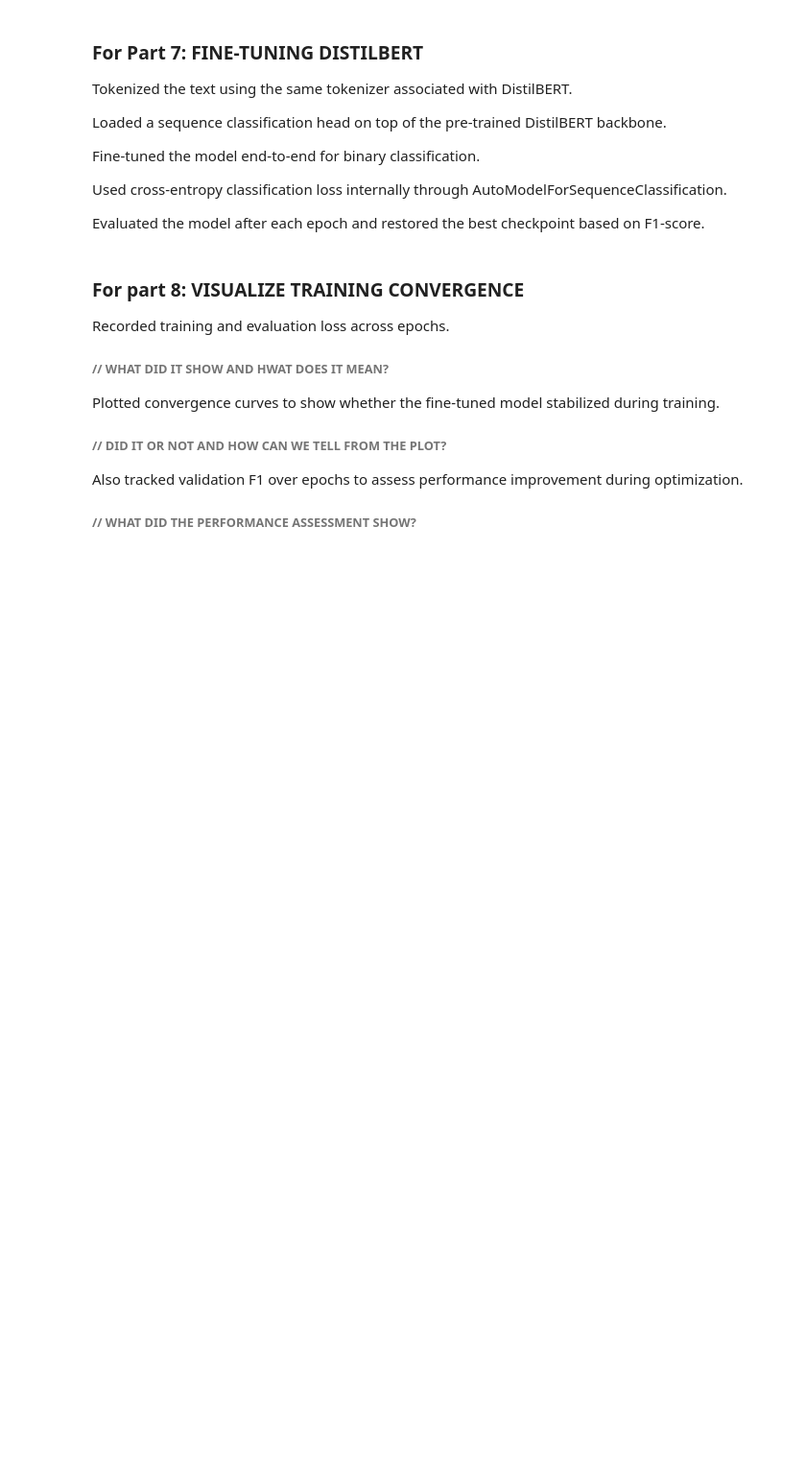
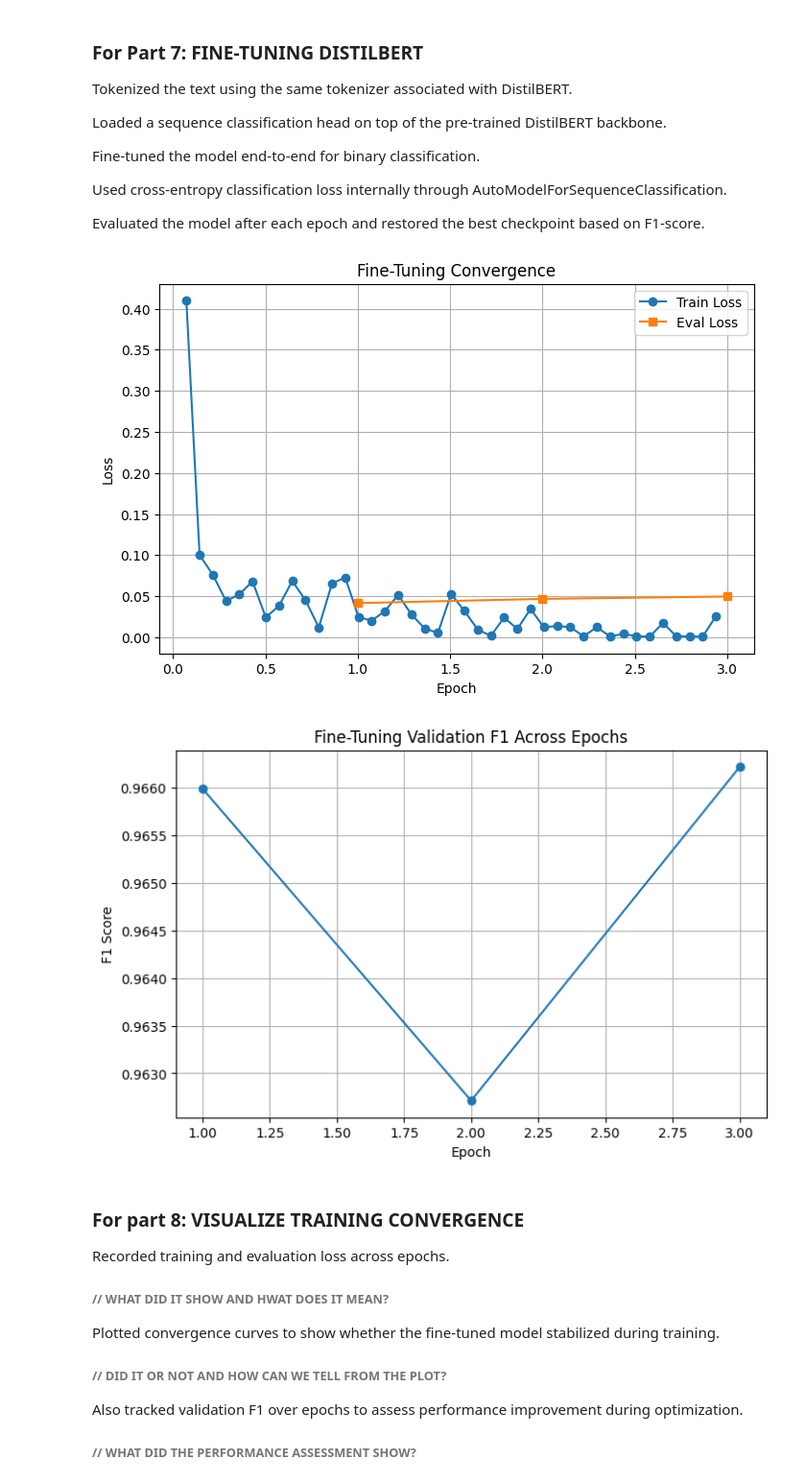
Before and after one commit to Gink3/CS7325-Labs, a Jupyter notebook: Lab 2/Lab 2.ipynb, the cells around one changed output. Shown at 96% size. Saved outputs shown, nothing was run; the diff lists cells and outputs as text; code cells hidden in the pictures; blank space fills up the shorter version.

```diff
--- a/Lab 2/Lab 2.ipynb
+++ b/Lab 2/Lab 2.ipynb
@@ -554,9 +746,9 @@ Used cross-entropy classification loss internally through AutoModelForSequenceCl
 
 Evaluated the model after each epoch and restored the best checkpoint based on F1-score.
 # %%
-// =========================
-// [8] VISUALIZE TRAINING CONVERGENCE
-// =========================
+# =========================
+# [8] VISUALIZE TRAINING CONVERGENCE
+# =========================
 
 log_history = trainer.state.log_history
 
@@ -569,33 +761,36 @@ eval_f1s = []
 for entry in log_history:
     if "loss" in entry and "epoch" in entry:
         train_loss_steps.append(entry["epoch"])
         train_losses.append(entry["loss"])
     if "eval_loss" in entry and "epoch" in entry:
         eval_steps.append(entry["epoch"])
         eval_losses.append(entry["eval_loss"])
     if "eval_f1" in entry and "epoch" in entry:
         eval_f1s.append((entry["epoch"], entry["eval_f1"]))
 
 plt.figure(figsize=(8, 5))
 plt.plot(train_loss_steps, train_losses, marker='o', label="Train Loss")
 plt.plot(eval_steps, eval_losses, marker='s', label="Eval Loss")
 plt.xlabel("Epoch")
 plt.ylabel("Loss")
 plt.title("Fine-Tuning Convergence")
 plt.legend()
 plt.grid(True)
 plt.show()
 
 if eval_f1s:
     epochs, f1_vals = zip(*eval_f1s)
 
     plt.figure(figsize=(8, 5))
     plt.plot(epochs, f1_vals, marker='o')
     plt.xlabel("Epoch")
     plt.ylabel("F1 Score")
     plt.title("Fine-Tuning Validation F1 Across Epochs")
     plt.grid(True)
     plt.show()
+# %% [output]
+[figure, added]
+[figure, added]
 # %% [markdown]
 ### For part 8: VISUALIZE TRAINING CONVERGENCE
 
```
Also changed, not shown: parts of 10 cells of this notebook, 2 other files.
